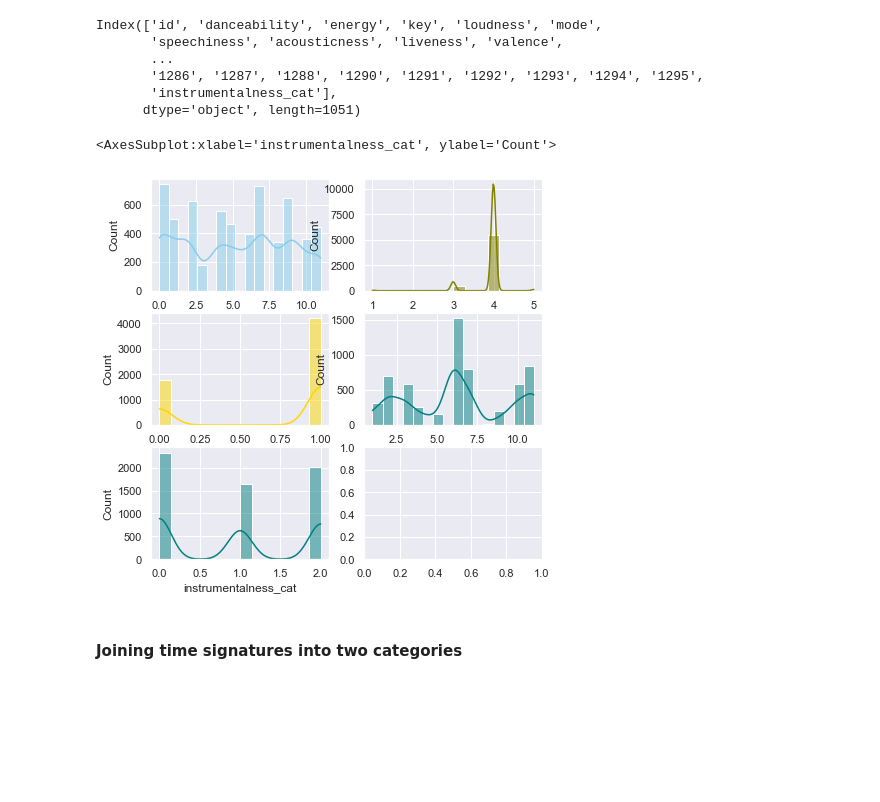
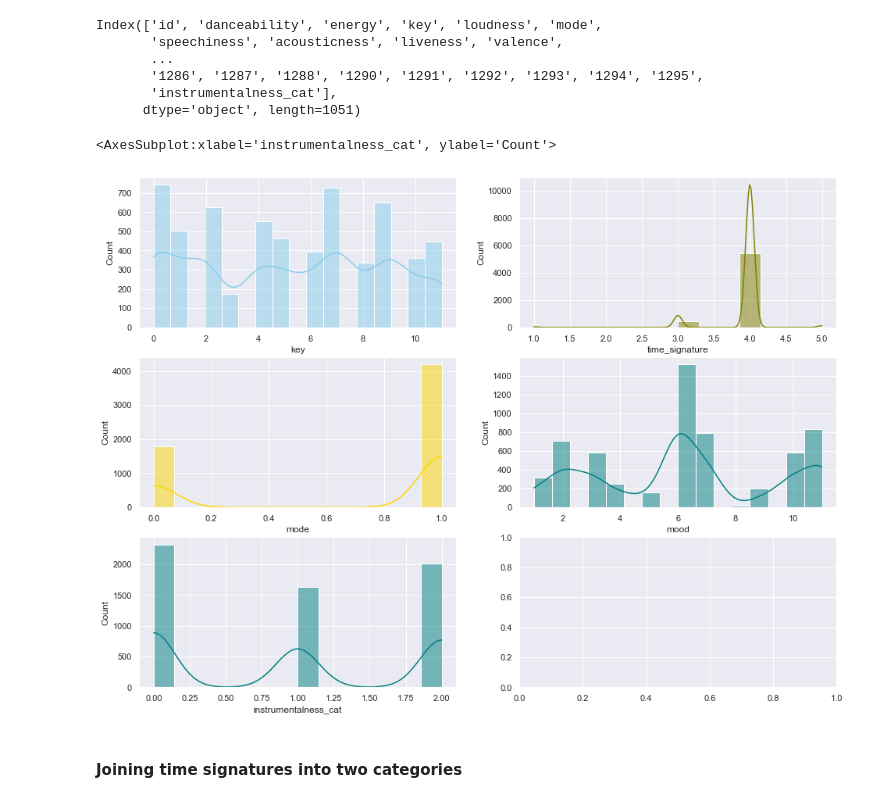
Before and after one commit to skarensmoll/thesisMusikRecommender, a Jupyter notebook: Experiments/05-DataPreparation.ipynb, the cells around one changed output. Drawn from its saved outputs; the diff is of its cells as text; code cells hidden in the pictures; blank space fills up the shorter version.

```diff
--- a/Experiments/05-DataPreparation.ipynb
+++ b/Experiments/05-DataPreparation.ipynb
@@ -510,16 +528,16 @@ df = df.astype({"key": int,"time_signature": int, "mode": int, "mood": int })
 # %%
 sns.set(style="darkgrid")
 
-fig, axs = plt.subplots(3, 2, figsize=(7, 7))
+fig, axs = plt.subplots(3, 2, figsize=(16, 12))
 
 sns.histplot(data=df, x="key", kde=True, color="skyblue", ax=axs[0, 0])
 sns.histplot(data=df, x="time_signature", kde=True, color="olive", ax=axs[0, 1])
 sns.histplot(data=df, x="mode", kde=True, color="gold", ax=axs[1, 0])
 sns.histplot(data=df, x="mood", kde=True, color="teal", ax=axs[1, 1])
 sns.histplot(data=df, x="instrumentalness_cat", kde=True, color="teal", ax=axs[2, 0])
 # %% [output]
 <AxesSubplot:xlabel='instrumentalness_cat', ylabel='Count'>
-[figure, old version]
+[figure, new version]
 # %% [markdown]
 #### Joining time signatures into two categories
 # %%
```
Also changed, not shown: parts of 11 cells of this notebook, 25 other files.
